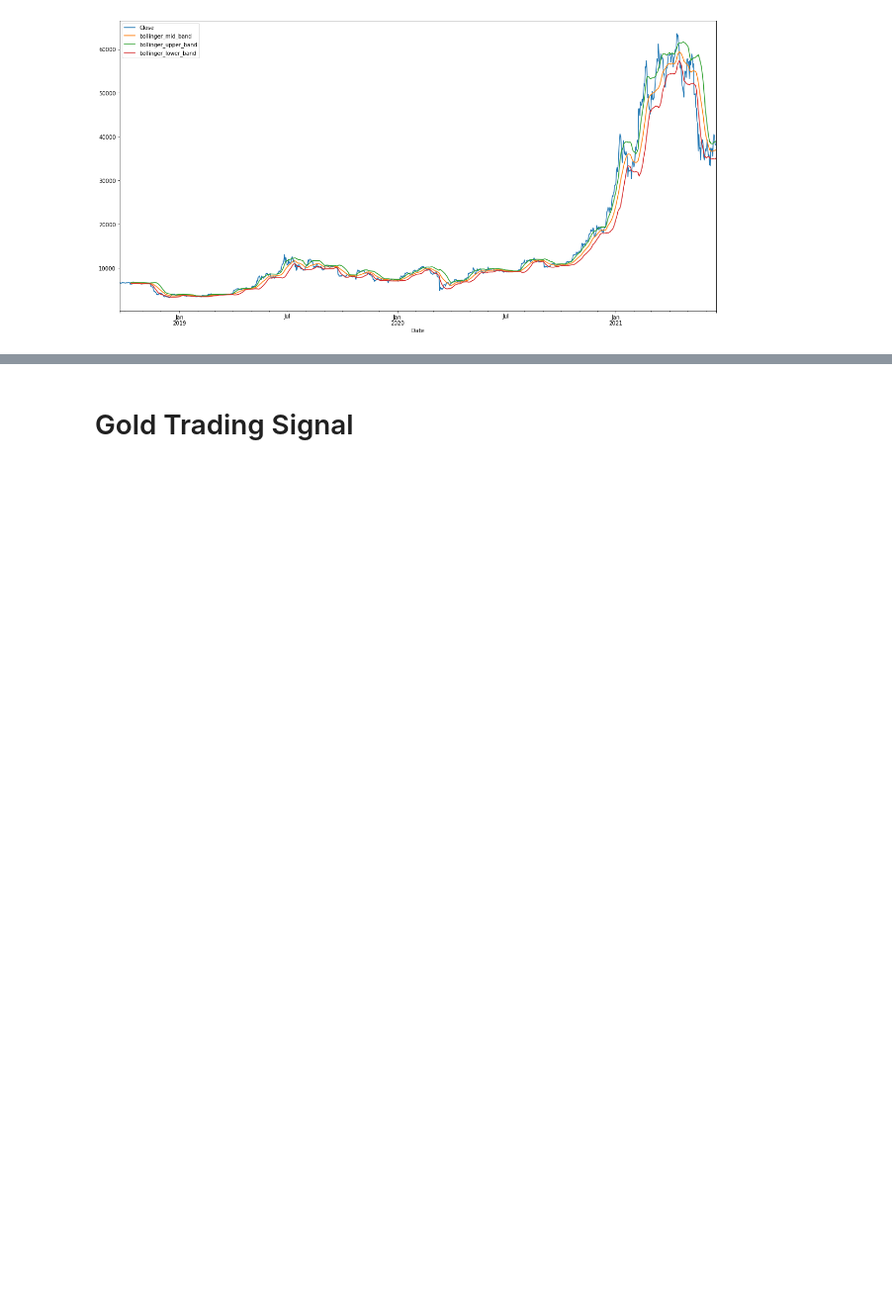
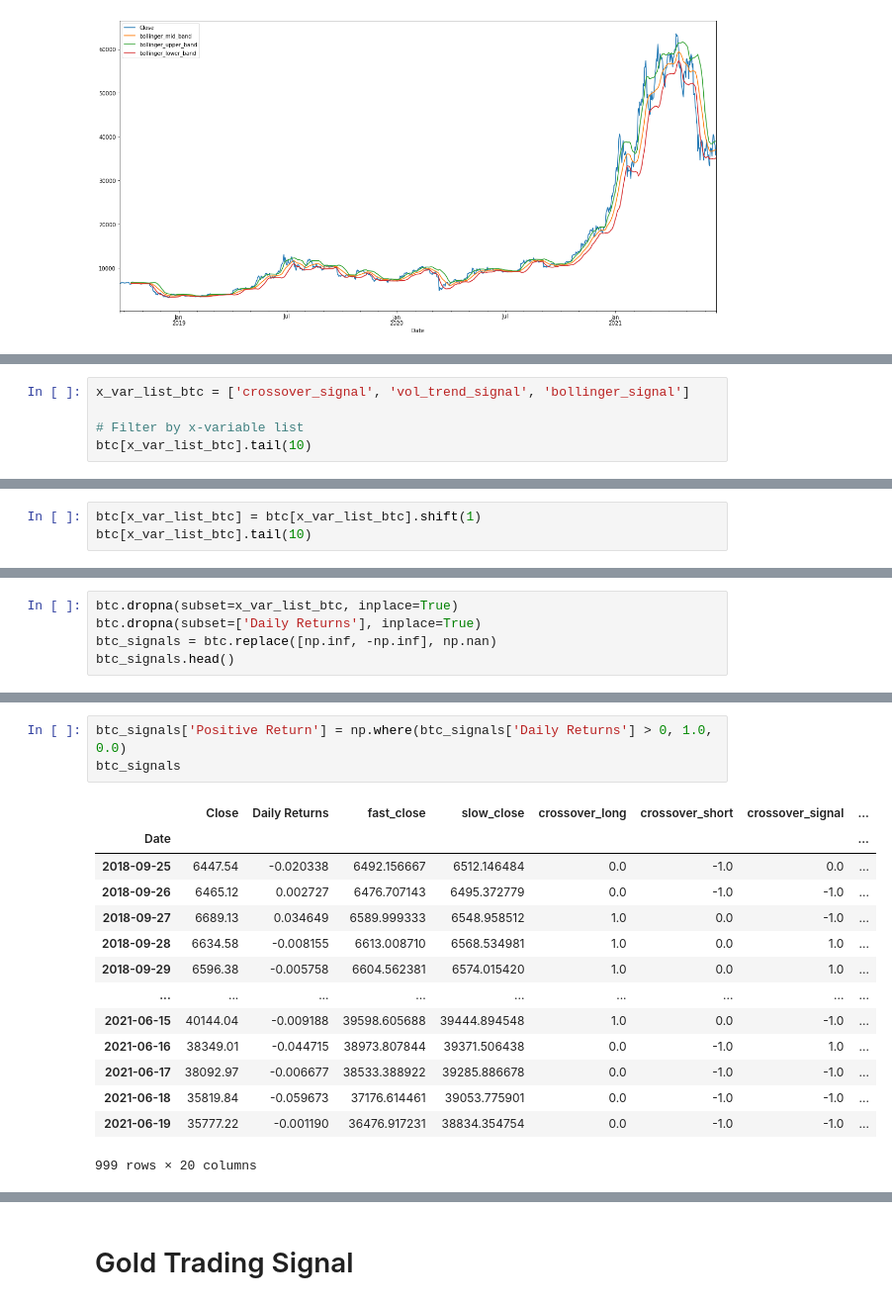
Before and after one commit to tatejones919/Algorithmic_Trading, a Jupyter notebook: randon_forrest.ipynb, the cells around one changed output, grey strips where cells are left out. Shown at 99% size. Drawn from its saved outputs; the diff is of its cells as text; blank space fills up the shorter version.

```diff
--- a/randon_forrest.ipynb
+++ b/randon_forrest.ipynb
@@ -726,0 +727,5 @@ btc[['Close','bollinger_mid_band','bollinger_upper_band','bollinger_lower_band']
+# %%
+x_var_list_btc = ['crossover_signal', 'vol_trend_signal', 'bollinger_signal']
+
+# Filter by x-variable list
+btc[x_var_list_btc].tail(10)
@@ -726,0 +745,3 @@ btc[['Close','bollinger_mid_band','bollinger_upper_band','bollinger_lower_band']
+# %%
+btc[x_var_list_btc] = btc[x_var_list_btc].shift(1)
+btc[x_var_list_btc].tail(10)
@@ -726,0 +761,5 @@ btc[['Close','bollinger_mid_band','bollinger_upper_band','bollinger_lower_band']
+# %%
+btc.dropna(subset=x_var_list_btc, inplace=True)
+btc.dropna(subset=['Daily Returns'], inplace=True)
+btc_signals = btc.replace([np.inf, -np.inf], np.nan)
+btc_signals.head()
@@ -726,0 +774,18 @@ btc[['Close','bollinger_mid_band','bollinger_upper_band','bollinger_lower_band']
+# %%
+btc_signals['Positive Return'] = np.where(btc_signals['Daily Returns'] > 0, 1.0, 0.0)
+btc_signals
+# %% [output]
+|  | Close | Daily Returns | fast_close | slow_close | crossover_long | crossover_short | crossover_signal | ... |
+| Date |  |  |  |  |  |  |  | ... |
+| 2018-09-25 | 6447.54 | -0.020338 | 6492.156667 | 6512.146484 | 0.0 | -1.0 | 0.0 | ... |
+| 2018-09-26 | 6465.12 | 0.002727 | 6476.707143 | 6495.372779 | 0.0 | -1.0 | -1.0 | ... |
+| 2018-09-27 | 6689.13 | 0.034649 | 6589.999333 | 6548.958512 | 1.0 | 0.0 | -1.0 | ... |
+| 2018-09-28 | 6634.58 | -0.008155 | 6613.008710 | 6568.534981 | 1.0 | 0.0 | 1.0 | ... |
+| 2018-09-29 | 6596.38 | -0.005758 | 6604.562381 | 6574.015420 | 1.0 | 0.0 | 1.0 | ... |
+| ... | ... | ... | ... | ... | ... | ... | ... | ... |
+| 2021-06-15 | 40144.04 | -0.009188 | 39598.605688 | 39444.894548 | 1.0 | 0.0 | -1.0 | ... |
+| 2021-06-16 | 38349.01 | -0.044715 | 38973.807844 | 39371.506438 | 0.0 | -1.0 | 1.0 | ... |
+| 2021-06-17 | 38092.97 | -0.006677 | 38533.388922 | 39285.886678 | 0.0 | -1.0 | -1.0 | ... |
+| 2021-06-18 | 35819.84 | -0.059673 | 37176.614461 | 39053.775901 | 0.0 | -1.0 | -1.0 | ... |
+| 2021-06-19 | 35777.22 | -0.001190 | 36476.917231 | 38834.354754 | 0.0 | -1.0 | -1.0 | ... |
+999 rows × 20 columns
```
Also changed, not shown: parts of 33 cells of this notebook.
